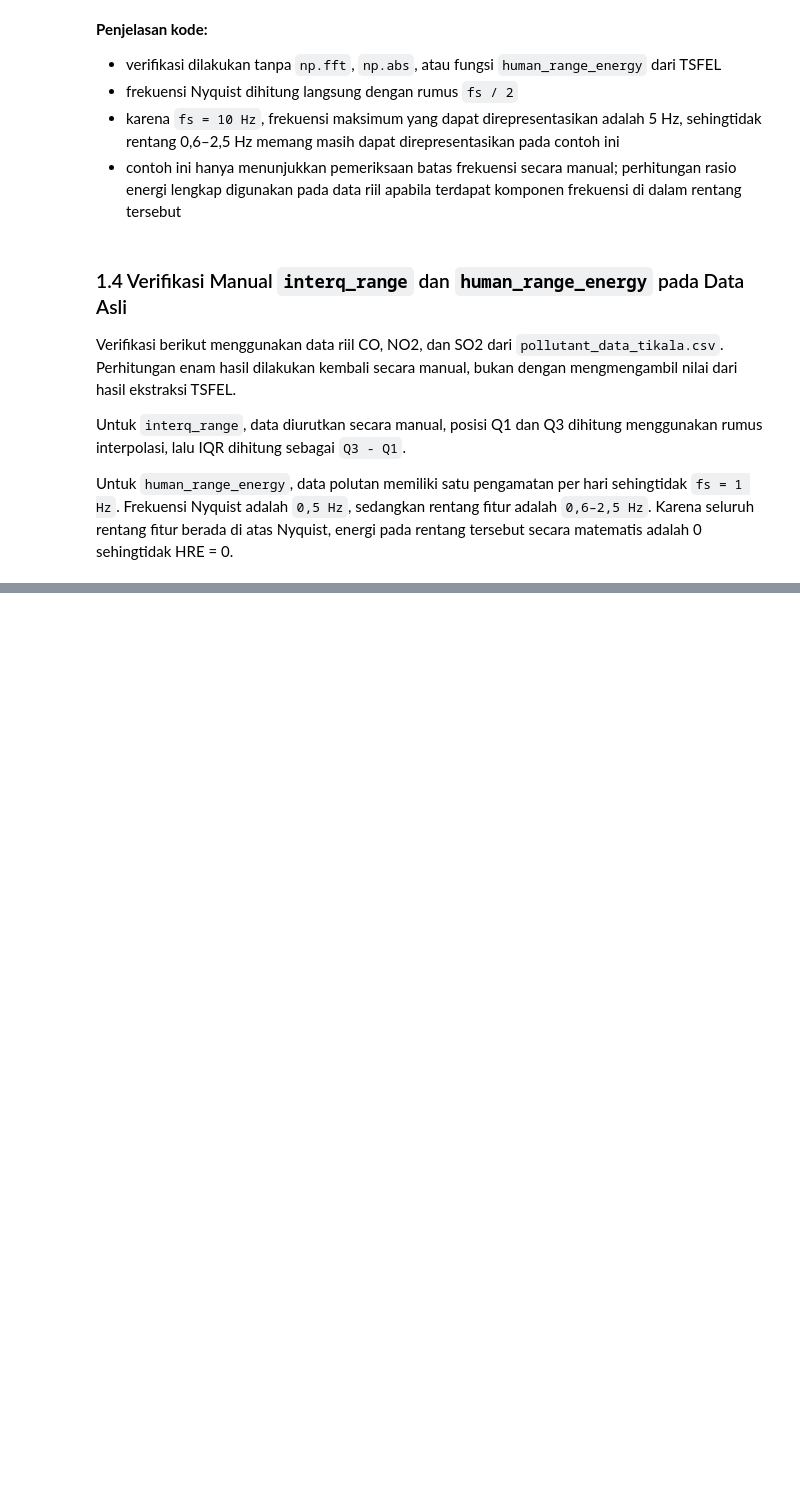
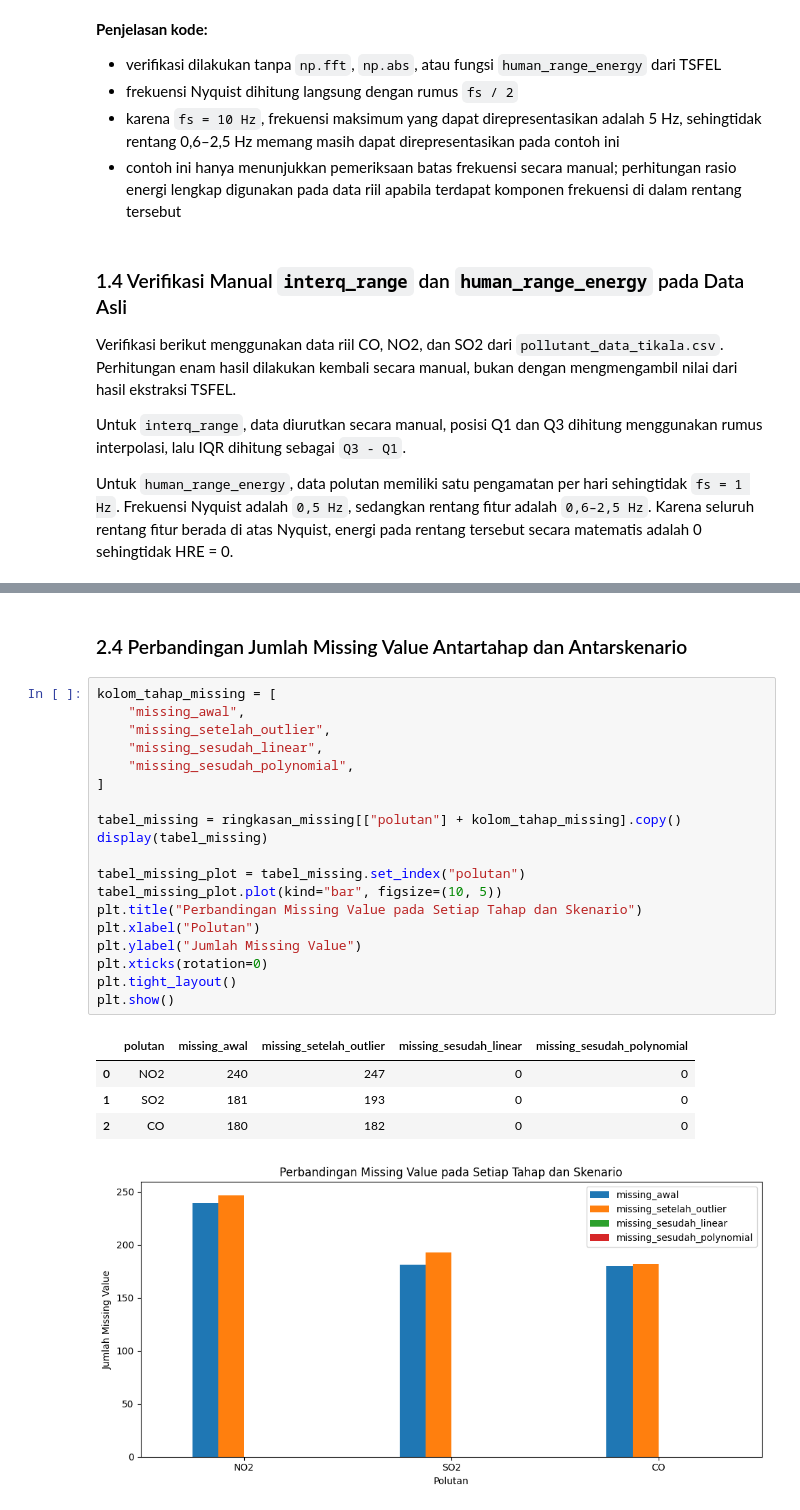
Before and after one commit to ainitendean/PSD, a Jupyter notebook: _sources/Ekstraksi_Fitur_TSFEL_Tikala.ipynb, the cells around one changed output, grey strips where cells are left out. Drawn from its saved outputs; the diff is of its cells as text; blank space fills up the shorter version.

```diff
--- a/_sources/Ekstraksi_Fitur_TSFEL_Tikala.ipynb
+++ b/_sources/Ekstraksi_Fitur_TSFEL_Tikala.ipynb
@@ -961,0 +731,27 @@ Notebook ini menghasilkan file terpisah, `CO_Tikala_TSFEL.csv`, `NO2_Tikala_TSFE
+# %% [markdown]
+### 2.4 Perbandingan Jumlah Missing Value Antartahap dan Antarskenario
+# %%
+kolom_tahap_missing = [
+    "missing_awal",
+    "missing_setelah_outlier",
+    "missing_sesudah_linear",
+    "missing_sesudah_polynomial",
+]
+
+tabel_missing = ringkasan_missing[["polutan"] + kolom_tahap_missing].copy()
+display(tabel_missing)
+
+tabel_missing_plot = tabel_missing.set_index("polutan")
+tabel_missing_plot.plot(kind="bar", figsize=(10, 5))
+plt.title("Perbandingan Missing Value pada Setiap Tahap dan Skenario")
+plt.xlabel("Polutan")
+plt.ylabel("Jumlah Missing Value")
+plt.xticks(rotation=0)
+plt.tight_layout()
+plt.show()
+# %% [output]
+|  | polutan | missing_awal | missing_setelah_outlier | missing_sesudah_linear | missing_sesudah_polynomial |
+| 0 | NO2 | 240 | 247 | 0 | 0 |
+| 1 | SO2 | 181 | 193 | 0 | 0 |
+| 2 | CO | 180 | 182 | 0 | 0 |
+[figure, added]
```
Also changed, not shown: parts of 84 cells of this notebook, 22 other files.
